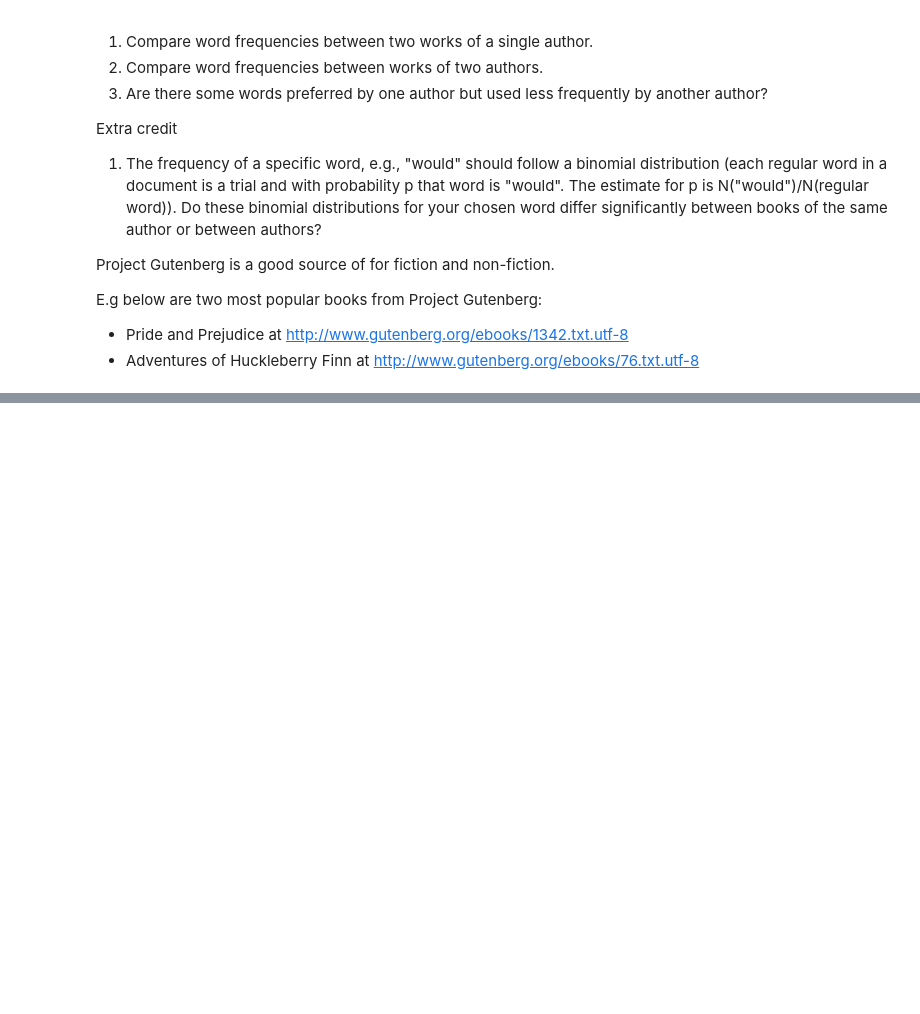
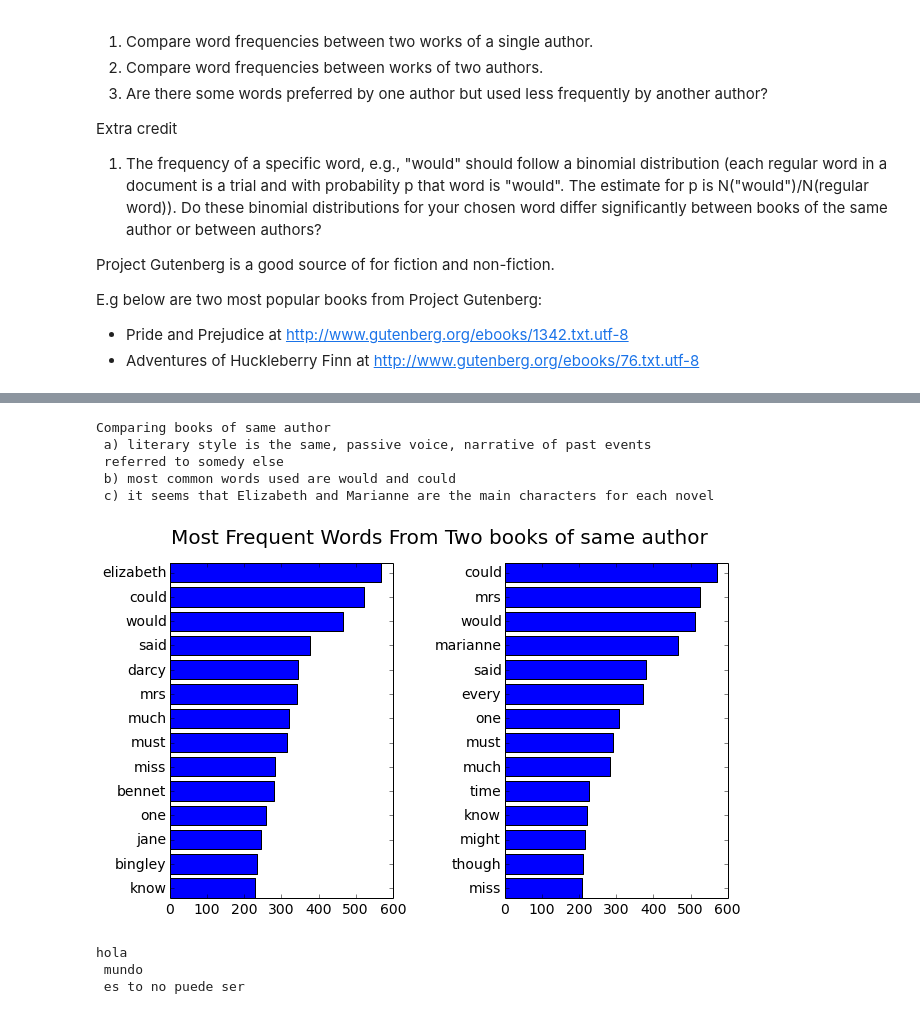
Before and after one commit to fdac/Assignment1, a Jupyter notebook: Assignment1.ipynb, the cells around one changed output, grey strips where cells are left out. Drawn from its saved outputs; the diff is of its cells as text; code cells hidden in the pictures; blank space fills up the shorter version.

```diff
--- a/Assignment1.ipynb
+++ b/Assignment1.ipynb
@@ -176,0 +280,19 @@ E.g below are two most popular books from Project Gutenberg:
+# %%
+print "Comparing books of same author \n a) literary style is the same, passive voice, narrative of past events \r\n referred to somedy else \r\n b) most common words used are would and could \r\n c) it seems that Elizabeth and Marianne are the main characters for each novel"
+
+(wf_g1, tw_g1) = get_wf('http://www.gutenberg.org/ebooks/1342.txt.utf-8')
+(wf_g2, tw_g2) = get_wf('http://www.gutenberg.org/ebooks/161.txt.utf-8')
+plotTwoLists (wf_g1, wf_g2, 'Most Frequent Words From Two books of same author')
+# %% [output]
+Comparing books of same author
+ a) literary style is the same, passive voice, narrative of past events
+ referred to somedy else
+ b) most common words used are would and could
+ c) it seems that Elizabeth and Marianne are the main characters for each novel
+[figure, added]
+# %%
+print "hola \n mundo \r\n es to no puede ser"
+# %% [output]
+hola
+ mundo
+ es to no puede ser
```
Also changed, not shown: parts of 7 cells of this notebook.
